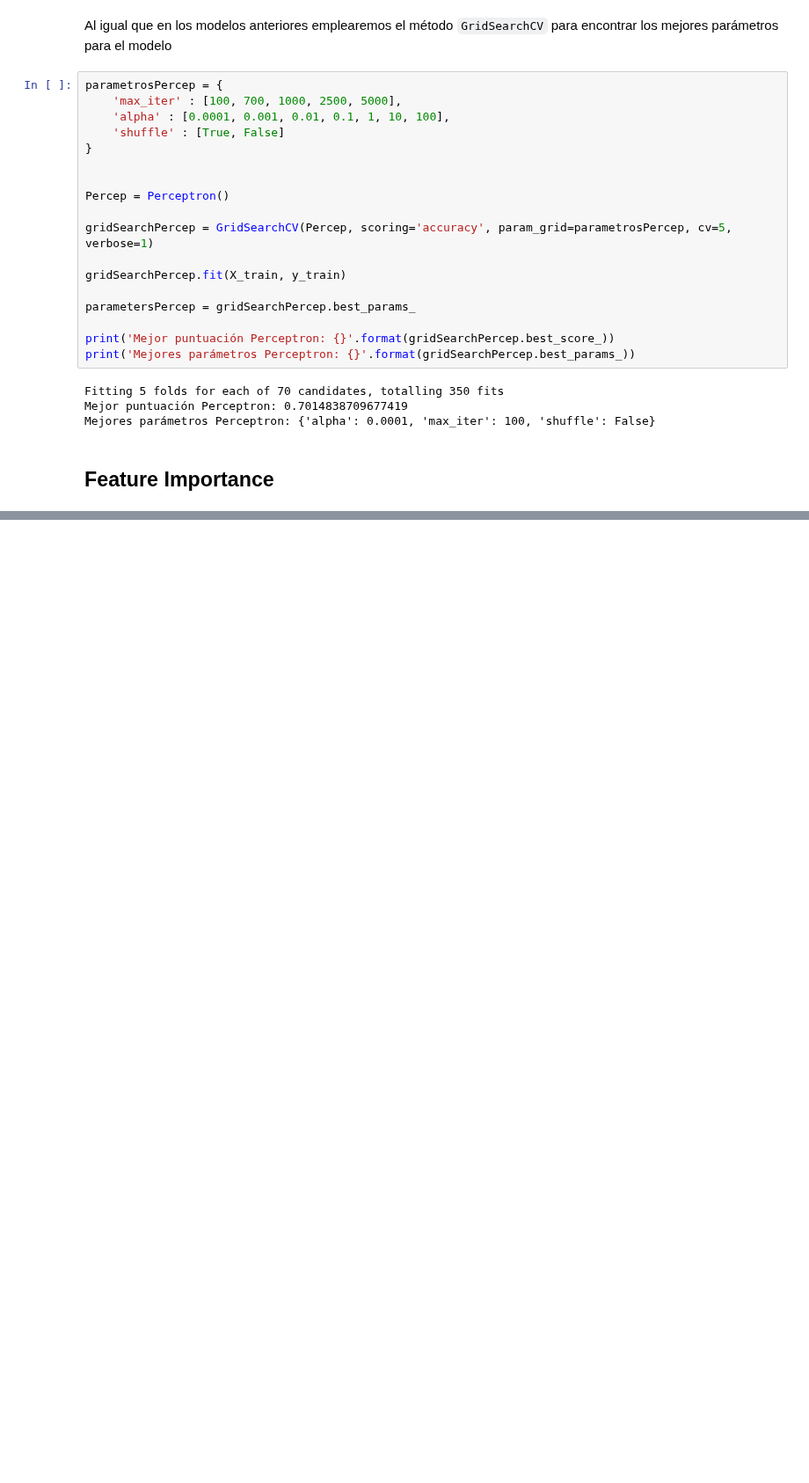
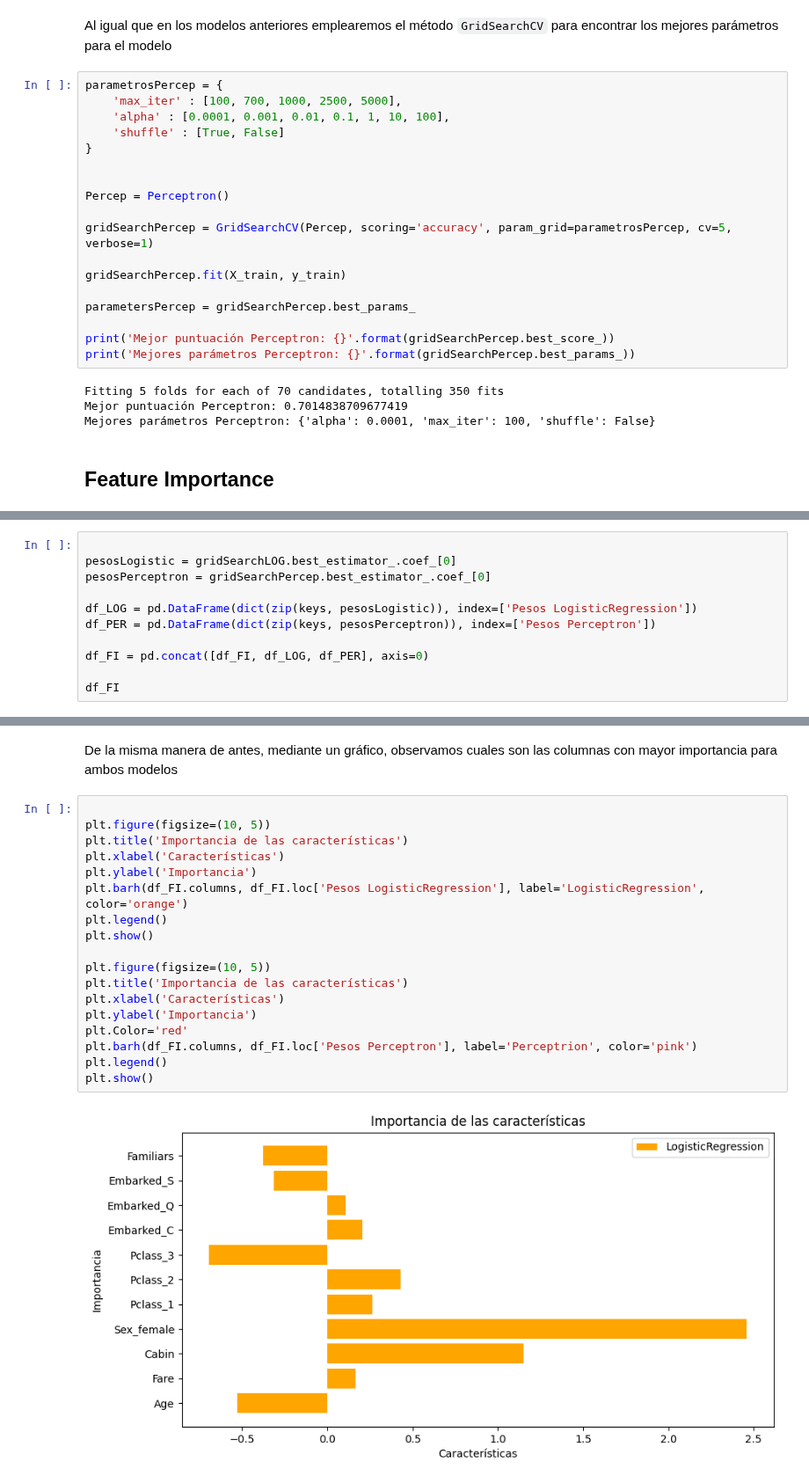
Before and after one commit to pimentel124/ia_2022, a Jupyter notebook: practica2/main.ipynb, the cells around one changed output, grey strips where cells are left out. Shown at 88% size. Saved outputs shown, nothing was run; the diff lists cells and outputs as text; blank space fills up the shorter version.

```diff
--- a/practica2/main.ipynb
+++ b/practica2/main.ipynb
@@ -332,0 +383,11 @@ Mejores parámetros Perceptron: {'alpha': 0.0001, 'max_iter': 100, 'shuffle': Fa
+# %%
+
+pesosLogistic = gridSearchLOG.best_estimator_.coef_[0]
+pesosPerceptron = gridSearchPercep.best_estimator_.coef_[0]
+
+df_LOG = pd.DataFrame(dict(zip(keys, pesosLogistic)), index=['Pesos LogisticRegression'])
+df_PER = pd.DataFrame(dict(zip(keys, pesosPerceptron)), index=['Pesos Perceptron'])
+
+df_FI = pd.concat([df_FI, df_LOG, df_PER], axis=0)
+
+df_FI
@@ -332,0 +400,22 @@ Mejores parámetros Perceptron: {'alpha': 0.0001, 'max_iter': 100, 'shuffle': Fa
+# %% [markdown]
+De la misma manera de antes, mediante un gráfico, observamos cuales son las columnas con mayor importancia para ambos modelos
+# %%
+
+plt.figure(figsize=(10, 5))
+plt.title('Importancia de las características')
+plt.xlabel('Características')
+plt.ylabel('Importancia')
+plt.barh(df_FI.columns, df_FI.loc['Pesos LogisticRegression'], label='LogisticRegression', color='orange')
+plt.legend()
+plt.show()
+
+plt.figure(figsize=(10, 5))
+plt.title('Importancia de las características')
+plt.xlabel('Características')
+plt.ylabel('Importancia')
+plt.Color='red'
+plt.barh(df_FI.columns, df_FI.loc['Pesos Perceptron'], label='Perceptrion', color='pink')
+plt.legend()
+plt.show()
+# %% [output]
+[figure, added]
```
Also changed, not shown: parts of 22 cells of this notebook.
